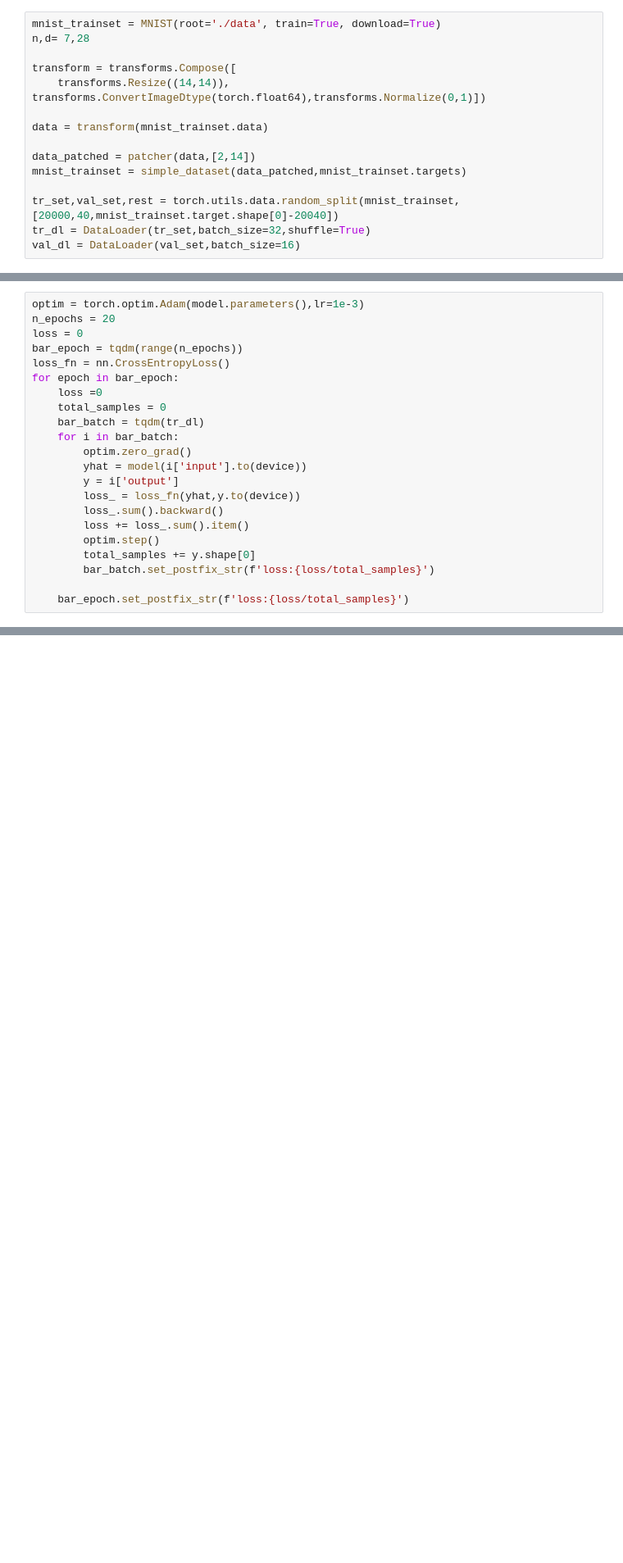
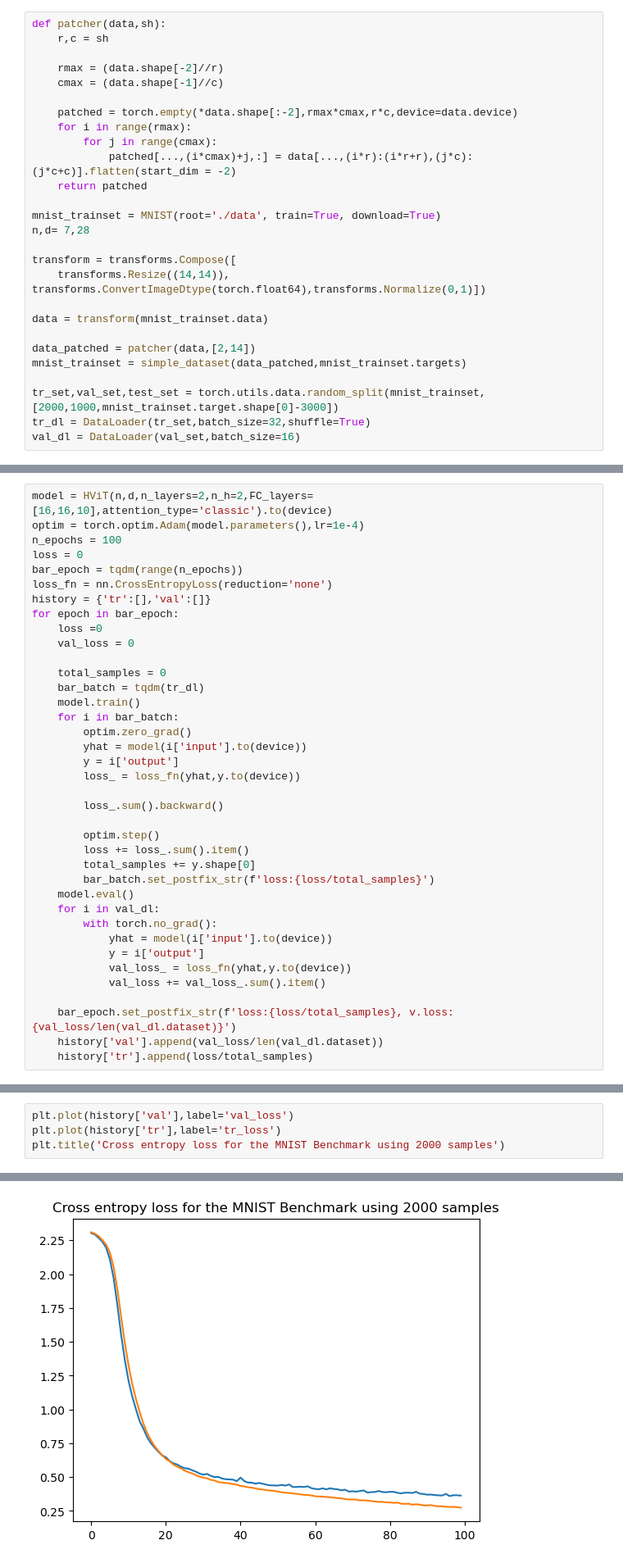
Before and after one commit to EyupBunlu/QViT_HEP_ML4Sci, a Jupyter notebook: Introduction.ipynb, the cells around one changed output, grey strips where cells are left out. Shown: that part at 82% size. Saved outputs shown, nothing was run; the diff lists cells and outputs as text; blank space fills up the shorter version.

Commit message:
Tested the debugged benchmark

```diff
--- a/Introduction.ipynb
+++ b/Introduction.ipynb
@@ -308,6 +311,18 @@ plt.title('KEY/QUERY Ansatz')
 Text(0.5, 1.0, 'KEY/QUERY Ansatz')
 [figure]
 # %%
+def patcher(data,sh):
+    r,c = sh
+
+    rmax = (data.shape[-2]//r)
+    cmax = (data.shape[-1]//c)
+
+    patched = torch.empty(*data.shape[:-2],rmax*cmax,r*c,device=data.device)
+    for i in range(rmax):
+        for j in range(cmax):
+            patched[...,(i*cmax)+j,:] = data[...,(i*r):(i*r+r),(j*c):(j*c+c)].flatten(start_dim = -2)
+    return patched
+
 mnist_trainset = MNIST(root='./data', train=True, download=True)
 n,d= 7,28
 
@@ -320,6 +335,6 @@ data = transform(mnist_trainset.data)
 data_patched = patcher(data,[2,14])
 mnist_trainset = simple_dataset(data_patched,mnist_trainset.targets)
 
-tr_set,val_set,rest = torch.utils.data.random_split(mnist_trainset,[20000,40,mnist_trainset.target.shape[0]-20040])
+tr_set,val_set,test_set = torch.utils.data.random_split(mnist_trainset,[2000,1000,mnist_trainset.target.shape[0]-3000])
 tr_dl = DataLoader(tr_set,batch_size=32,shuffle=True)
 val_dl = DataLoader(val_set,batch_size=16)
@@ -328,22 +341,38 @@ model = HViT(n,d,n_layers=2,n_h=2,FC_layers=[16,16,10],attention_type='hybrid2')
 # %%
-optim = torch.optim.Adam(model.parameters(),lr=1e-3)
-n_epochs = 20
+model = HViT(n,d,n_layers=2,n_h=2,FC_layers=[16,16,10],attention_type='classic').to(device)
+optim = torch.optim.Adam(model.parameters(),lr=1e-4)
+n_epochs = 100
 loss = 0
 bar_epoch = tqdm(range(n_epochs))
-loss_fn = nn.CrossEntropyLoss()
+loss_fn = nn.CrossEntropyLoss(reduction='none')
+history = {'tr':[],'val':[]}
 for epoch in bar_epoch:
     loss =0
+    val_loss = 0
+
     total_samples = 0
     bar_batch = tqdm(tr_dl)
+    model.train()
     for i in bar_batch:
         optim.zero_grad()
         yhat = model(i['input'].to(device))
         y = i['output']
         loss_ = loss_fn(yhat,y.to(device))
+
         loss_.sum().backward()
+
+        optim.step()
         loss += loss_.sum().item()
-        optim.step()
         total_samples += y.shape[0]
         bar_batch.set_postfix_str(f'loss:{loss/total_samples}')
+    model.eval()
+    for i in val_dl:
+        with torch.no_grad():
+            yhat = model(i['input'].to(device))
+            y = i['output']
+            val_loss_ = loss_fn(yhat,y.to(device))
+            val_loss += val_loss_.sum().item()
 
-    bar_epoch.set_postfix_str(f'loss:{loss/total_samples}')
+    bar_epoch.set_postfix_str(f'loss:{loss/total_samples}, v.loss:{val_loss/len(val_dl.dataset)}')
+    history['val'].append(val_loss/len(val_dl.dataset))
+    history['tr'].append(loss/total_samples)
@@ -351,0 +379,5 @@ KeyboardInterrupt:
+# %%
+plt.plot(history['val'],label='val_loss')
+plt.plot(history['tr'],label='tr_loss')
+plt.title('Cross entropy loss for the MNIST Benchmark using 2000 samples')
+# %% [output]
@@ -351,0 +385 @@ KeyboardInterrupt:
+[figure, added]
```
Also changed, not shown: parts of 12 cells of this notebook.
